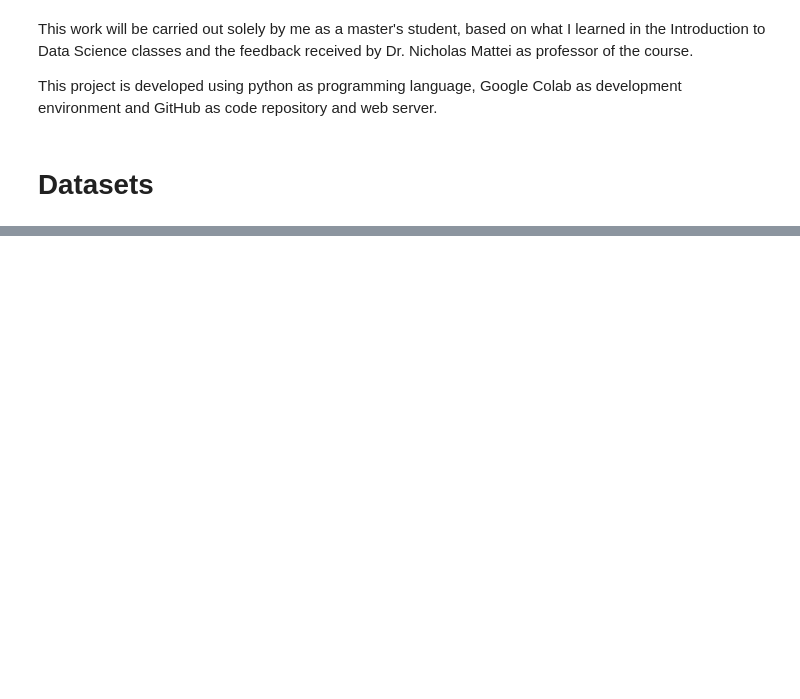
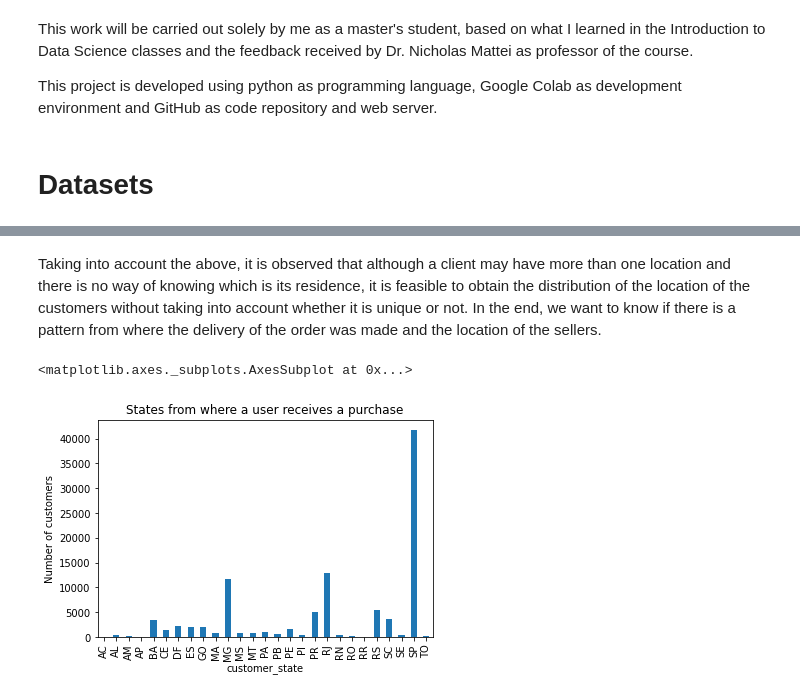
Before and after one commit to lpenuelac/lpenuelac.github.io, a Jupyter notebook: notebook/Project.ipynb, the cells around one changed output, grey strips where cells are left out. Saved outputs shown, nothing was run; the diff lists cells and outputs as text; code cells hidden in the pictures; blank space fills up the shorter version.

```diff
--- a/notebook/Project.ipynb
+++ b/notebook/Project.ipynb
@@ -44,0 +54,5 @@ There are eight datasets with the following data:
+# %%
+#Reading the main datasets related to the bussiness question.
+import pandas as pd
+customers = pd.read_csv("data/olist_customers_dataset.csv")
+sellers =  pd.read_csv("data/olist_sellers_dataset.csv")
@@ -44,0 +125,8 @@ There are eight datasets with the following data:
+# %% [markdown]
+Taking into account the above, it is observed that although a client may have more than one location and there is no way of knowing which is its residence, it is feasible to obtain the distribution of the location of the customers without taking into account whether it is unique or not. In the end, we want to know if there is a pattern from where the delivery of the order was made and the location of the sellers.
+# %%
+#Visualizing customers by state
+customers.groupby("customer_state").count()["customer_id"].plot.bar(title="States from where a user receives a purchase",ylabel="Number of customers")
+# %% [output]
+<matplotlib.axes._subplots.AxesSubplot at 0x...>
+[figure, added]
```
Also changed, not shown: parts of 28 cells of this notebook, 1 other file.
